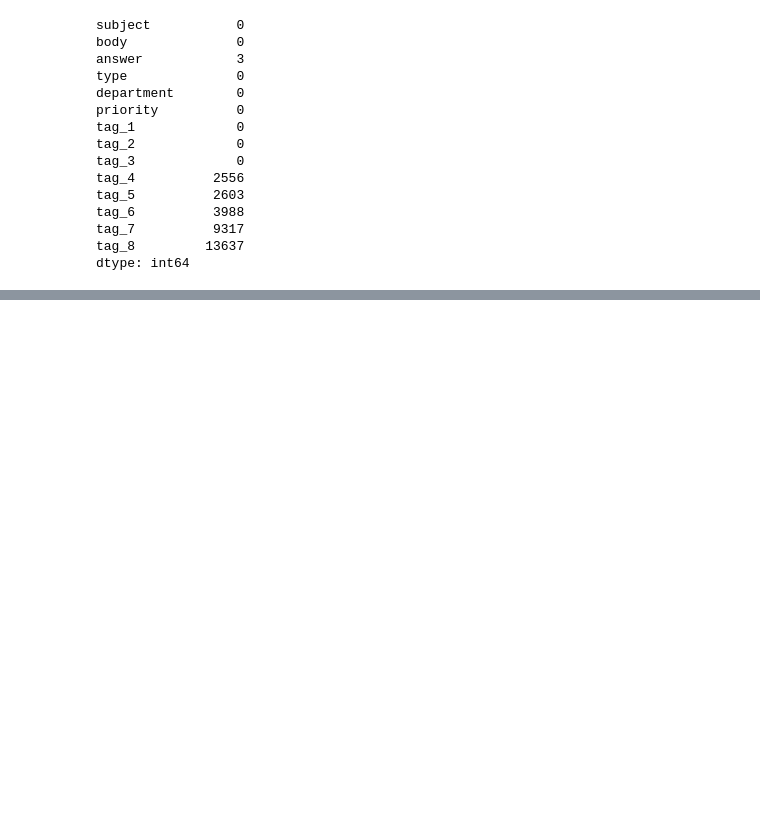
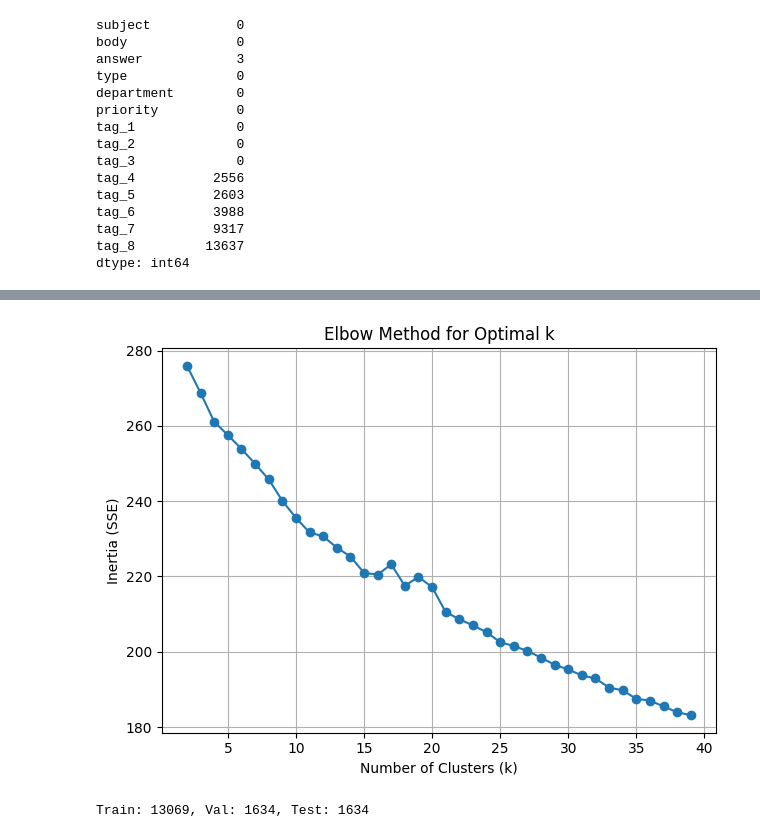
Before and after one commit to business-analytics-project-2025/tickets-project, a Jupyter notebook: Tags_mdel2.ipynb, the cells around one changed output, grey strips where cells are left out. Cells and saved outputs as stored; diff of their text form; code cells hidden in the pictures; blank space fills up the shorter version.

```diff
--- a/Tags_mdel2.ipynb
+++ b/Tags_mdel2.ipynb
@@ -132,0 +214,27 @@ Label (multi-hot): tensor([0., 0., 0., 0., 0., 0., 0., 0., 0., 0., 0., 0., 0., 0
+# %%
+# Elbow method
+sse = []
+K = range(2, 40)
+
+for k in K:
+    kmeans = KMeans(n_clusters=k, random_state=42)
+    kmeans.fit(X)
+    sse.append(kmeans.inertia_)
+
+plt.plot(K, sse, marker='o')
+plt.xlabel("Number of Clusters (k)")
+plt.ylabel("Inertia (SSE)")
+plt.title("Elbow Method for Optimal k")
+plt.grid(True)
+plt.tight_layout()
+plt.show()
+# %% [output]
+[figure, added]
+# %%
+# Training-Validation-Test split
+train_df, temp_df = train_test_split(df, test_size=0.2, random_state=42)
+val_df, test_df = train_test_split(temp_df, test_size=0.5, random_state=42)
+
+print(f"Train: {len(train_df)}, Val: {len(val_df)}, Test: {len(test_df)}")
+# %% [output]
+Train: 13069, Val: 1634, Test: 1634
```
Also changed, not shown: parts of 57 cells of this notebook, 3 other files.
